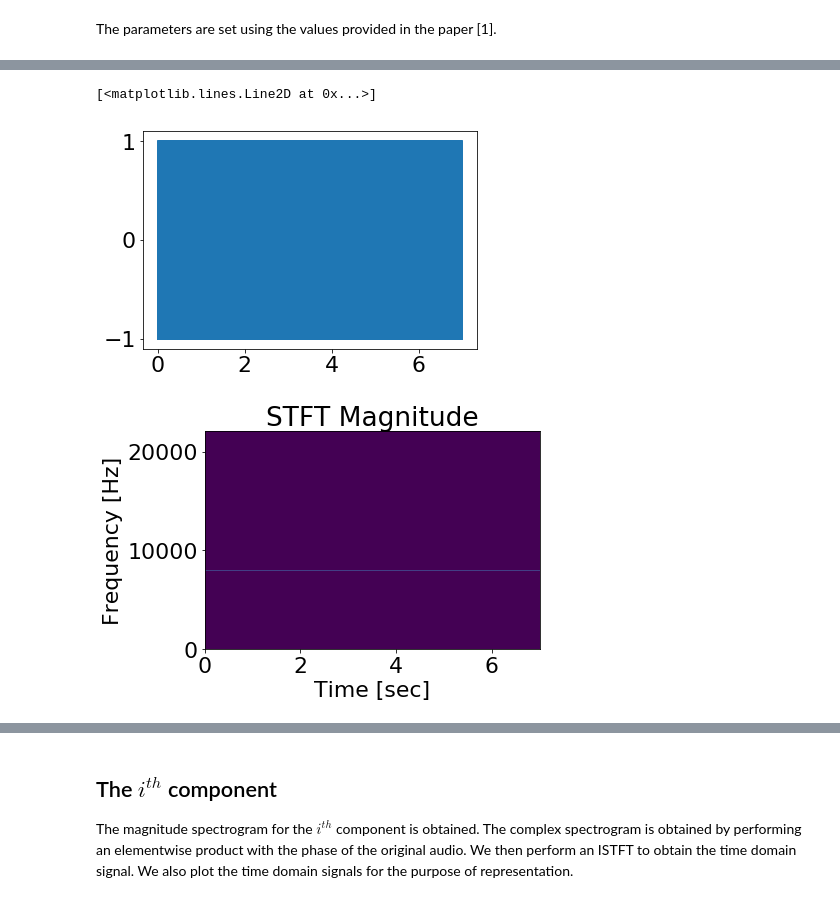
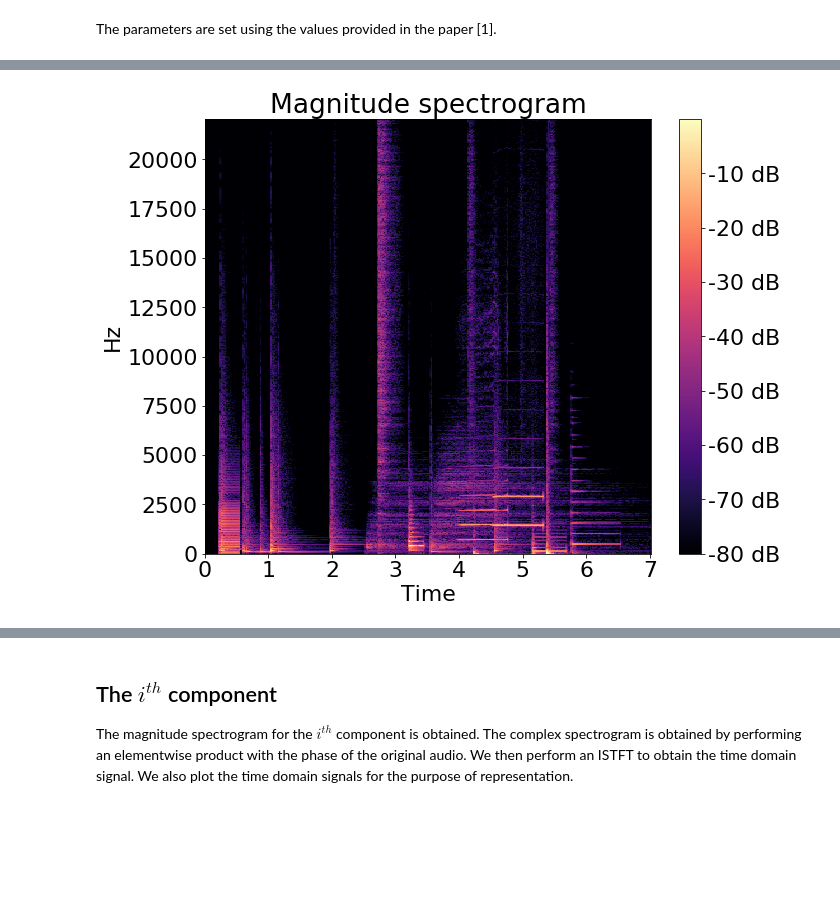
Before and after one commit to Milind-Blaze/source_separation, a Jupyter notebook: Monoaural_source_separation_using_Non-negative_matrix_factorization/Monoaural_source_separation_Frobenius_norm.ipynb, the cells around one changed output, grey strips where cells are left out. Cells and saved outputs as stored; diff of their text form; code cells hidden in the pictures; blank space fills up the shorter version.

Commit message:
Fixed most of the spectrogram display bugs and cleaned up some stuff

```diff
--- a/Monoaural_source_separation_using_Non-negative_matrix_factorization/Monoaural_source_separation_Frobenius_norm.ipynb
+++ b/Monoaural_source_separation_using_Non-negative_matrix_factorization/Monoaural_source_separation_Frobenius_norm.ipynb
@@ -85,20 +77,10 @@ We obtain a STFT using the specifications provided in [1]. Thus we use a frame s
 # %%
-# mag_spec = librosa.core.stft(audio, n_fft = n_fft, hop_length = hop_length) # using default window
-# D = librosa.amplitude_to_db(np.abs(mag_spec), ref=np.max)
-# librosa.display.specshow(D, y_axis='log', x_axis='time')
-# #librosa.display.specshow(np.abs(mag_spec), y_axis='log', x_axis='time')
-# plt.show()
-audio = np.sin(50000*x)
-plt.plot(x,audio)
+spec = librosa.core.stft(audio, n_fft = n_fft, hop_length = hop_length, window = scipy.signal.hann(n_fft))#, center= True )
+D = librosa.amplitude_to_db(np.abs(spec), ref=np.max)
+plt.figure(figsize=figsize)
+librosa.display.specshow(D, y_axis='linear', x_axis='time', sr = fs_target, hop_length = n_fft/2)
+plt.colorbar(format='%+2.0f dB')
+plt.title("Magnitude spectrogram")
+plt.show()
 # %% [output]
-[<matplotlib.lines.Line2D at 0x...>]
-[figure, old version]
+[figure, new version]
-# %%
-f, t, Zxx = scipy.signal.stft(audio, fs_target, nperseg=n_fft)
-plt.pcolormesh(t, f, np.abs(Zxx), vmin=0, vmax=2)
-plt.title('STFT Magnitude')
-plt.ylabel('Frequency [Hz]')
-plt.xlabel('Time [sec]')
-plt.show()
-# %% [output]
-[figure, removed]
```
Also changed, not shown: parts of 24 cells of this notebook, 14 other files.
